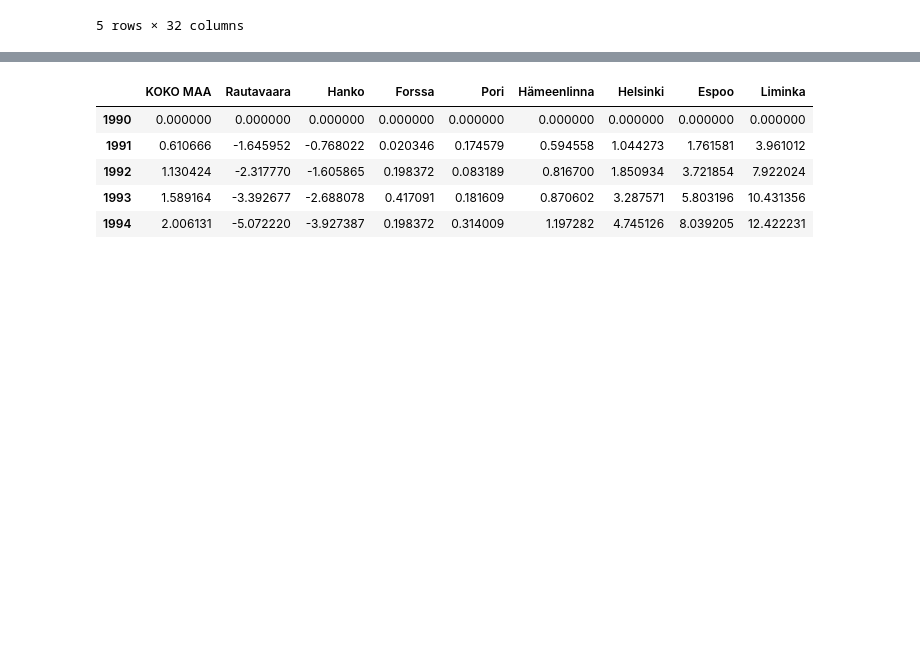
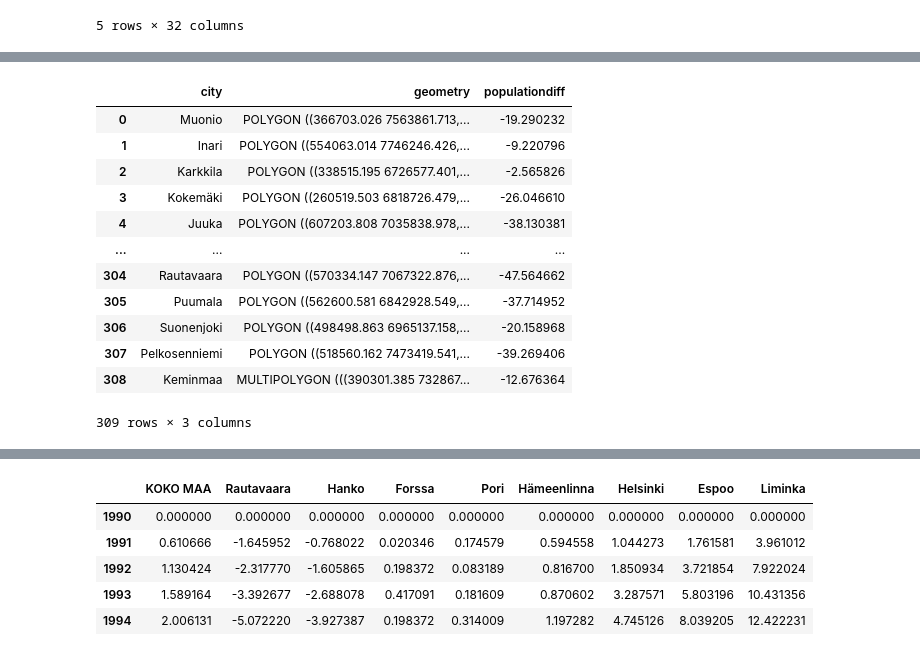
Before and after one commit to tnorr/data-analysis, a Jupyter notebook: population-finland/population-by-city.ipynb, the cells around one changed output, grey strips where cells are left out. Drawn from its saved outputs; the diff is of its cells as text; code cells hidden in the pictures; blank space fills up the shorter version.

```diff
--- a/population-finland/population-by-city.ipynb
+++ b/population-finland/population-by-city.ipynb
@@ -89,0 +122,19 @@ inc.groupby(['populationIncreased']).count()
+# %%
+# I'll now merge
+merged = cities[['NAMEFIN', 'geometry']].rename(columns={'NAMEFIN':'city'})
+merged = merged.merge(chg[['city', 2020]], on='city').rename(columns={2020:'populationdiff'})
+merged
+# %% [output]
+|  | city | geometry | populationdiff |
+| 0 | Muonio | POLYGON ((366703.026 7563861.713,... | -19.290232 |
+| 1 | Inari | POLYGON ((554063.014 7746246.426,... | -9.220796 |
+| 2 | Karkkila | POLYGON ((338515.195 6726577.401,... | -2.565826 |
+| 3 | Kokemäki | POLYGON ((260519.503 6818726.479,... | -26.046610 |
+| 4 | Juuka | POLYGON ((607203.808 7035838.978,... | -38.130381 |
+| ... | ... | ... | ... |
+| 304 | Rautavaara | POLYGON ((570334.147 7067322.876,... | -47.564662 |
+| 305 | Puumala | POLYGON ((562600.581 6842928.549,... | -37.714952 |
+| 306 | Suonenjoki | POLYGON ((498498.863 6965137.158,... | -20.158968 |
+| 307 | Pelkosenniemi | POLYGON ((518560.162 7473419.541,... | -39.269406 |
+| 308 | Keminmaa | MULTIPOLYGON (((390301.385 732867... | -12.676364 |
+309 rows × 3 columns
```
Also changed, not shown: parts of 12 cells of this notebook, 2 other files.
